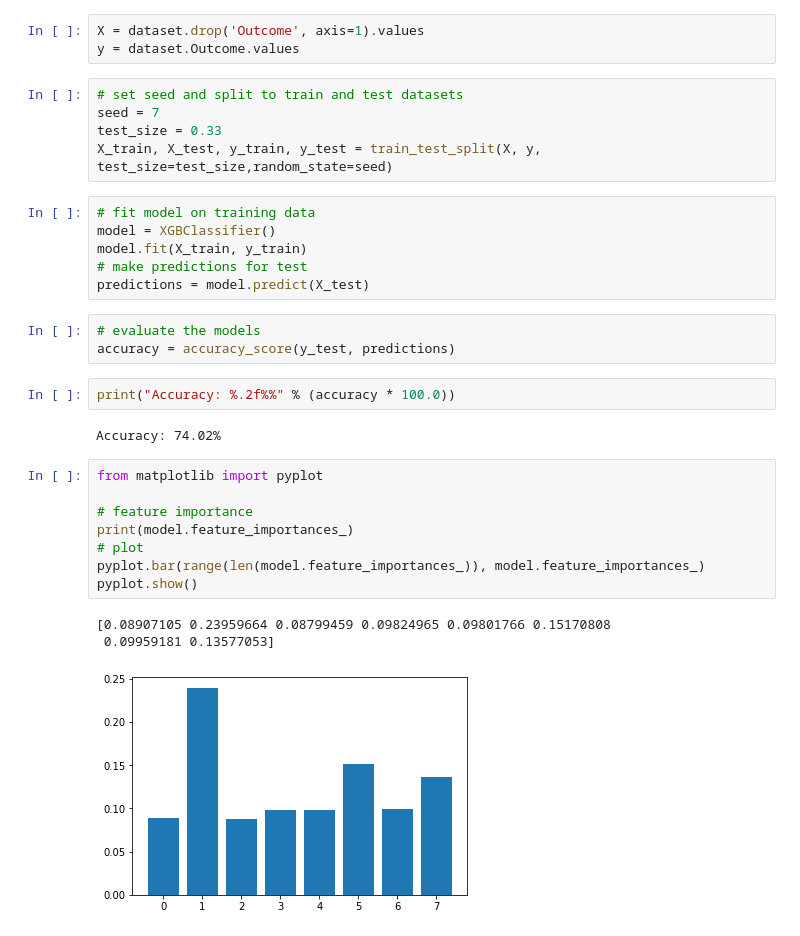
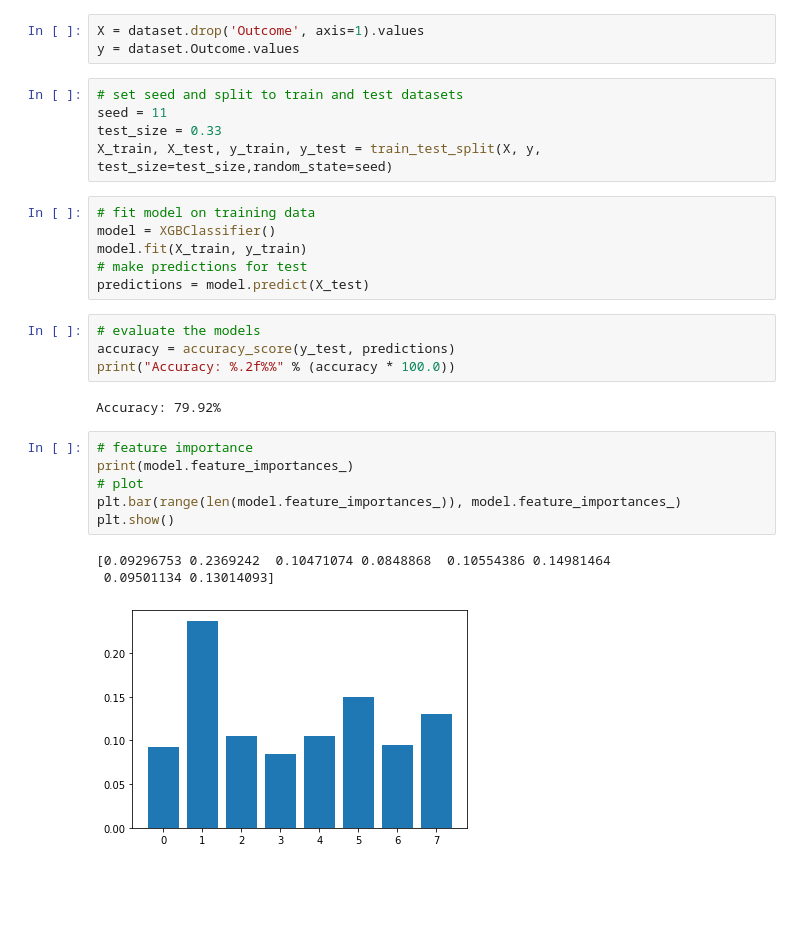
Before and after one commit to Dare-Badejo-001/XGBoostModels, a Jupyter notebook: diabetes.ipynb, the cells around one changed output. Saved outputs shown, nothing was run; the diff lists cells and outputs as text; blank space fills up the shorter version.

```diff
--- a/diabetes.ipynb
+++ b/diabetes.ipynb
@@ -21,7 +24,7 @@ X = dataset.drop('Outcome', axis=1).values
 y = dataset.Outcome.values
 # %%
 # set seed and split to train and test datasets
-seed = 7
+seed = 11
 test_size = 0.33
 X_train, X_test, y_train, y_test = train_test_split(X, y, test_size=test_size,random_state=seed)
 # %%
@@ -33,20 +36,17 @@ predictions = model.predict(X_test)
 # %%
 # evaluate the models
 accuracy = accuracy_score(y_test, predictions)
+print("Accuracy: %.2f%%" % (accuracy * 100.0))
+# %% [output]
+Accuracy: 79.92%
-# %%
-print("Accuracy: %.2f%%" % (accuracy * 100.0))
-# %% [output]
-Accuracy: 74.02%
 # %%
-from matplotlib import pyplot
-
 # feature importance
 print(model.feature_importances_)
 # plot
-pyplot.bar(range(len(model.feature_importances_)), model.feature_importances_)
-pyplot.show()
+plt.bar(range(len(model.feature_importances_)), model.feature_importances_)
+plt.show()
 # %% [output]
-[0.08907105 0.23959664 0.08799459 0.09824965 0.09801766 0.15170808
- 0.09959181 0.13577053]
+[0.09296753 0.2369242  0.10471074 0.0848868  0.10554386 0.14981464
+ 0.09501134 0.13014093]
-[figure, old version]
+[figure, new version]
 # %%
```
Also changed, not shown: parts of 9 cells of this notebook.
